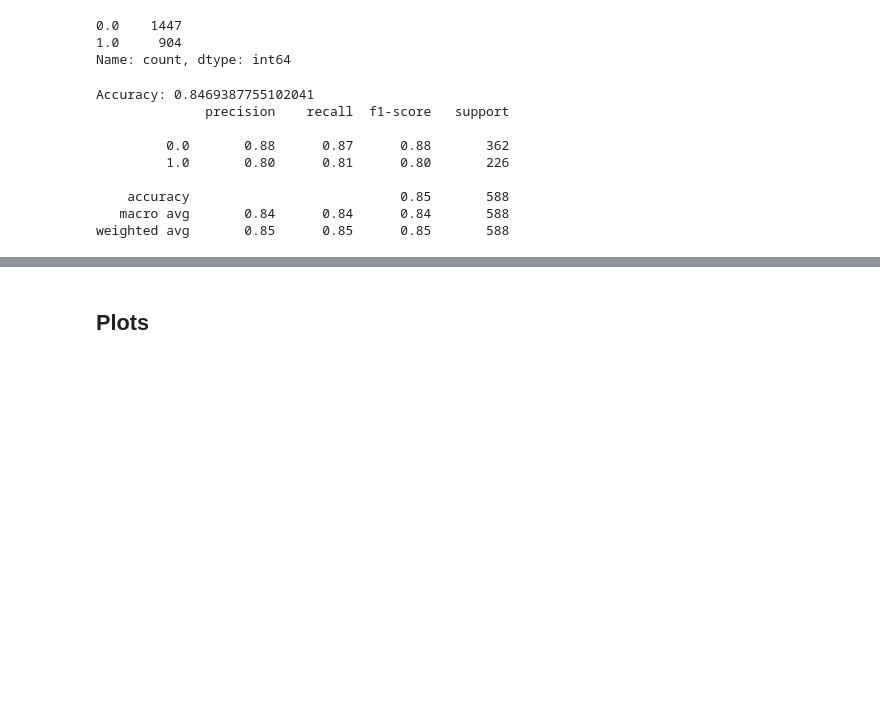
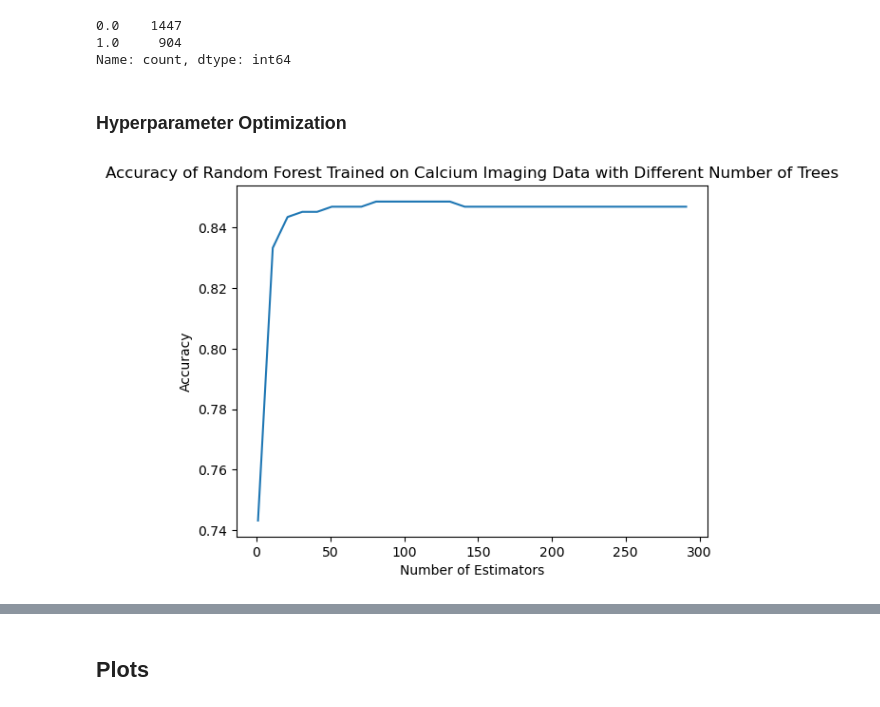
Before and after one commit to pbvijaya/BIPN162_Cell_Types, a Jupyter notebook: final_project_models.ipynb, the cells around one changed output, grey strips where cells are left out. Cells and saved outputs as stored; diff of their text form; code cells hidden in the pictures; blank space fills up the shorter version.

```diff
--- a/final_project_models.ipynb
+++ b/final_project_models.ipynb
@@ -520,8 +563,8 @@ ci_normalized_features
 2939 rows × 593 columns
 # %%
 # ci_normalized_features.to_csv('/Users/Devin Chang/Documents/BIPN162/BIPN162_Cell_Types/normalized_ci_features.csv', index=True)
-# ci_normalized_features = pd.read_csv('/Users/Devin Chang/Documents/BIPN162/BIPN162_Cell_Types/normalized_ci_features.csv')
-# ci_normalized_features = ci_normalized_features.iloc[:, 1:]
+ci_normalized_features = pd.read_csv('/Users/Devin Chang/Documents/BIPN162/BIPN162_Cell_Types/tsfresh_feature_matrix/normalized_ci_features.csv')
+ci_normalized_features = ci_normalized_features.iloc[:, 1:]
 # %%
 ci_normalized_features.mean()
 # %% [output]
@@ -549,25 +592,26 @@ pd.Series(ci_y_train).value_counts()
 0.0    1447
 1.0     904
 Name: count, dtype: int64
-# %%
-ci_class_weight = {0: 1, 1: 1.6}
-# Train a Random Forest Classifier
-ci_rf_clf = RandomForestClassifier(n_estimators=100, class_weight=ci_class_weight, random_state=2)
-ci_rf_clf.fit(ci_X_train, ci_y_train)
-
-# Make predictions
-ci_y_pred = ci_rf_clf.predict(ci_X_test)
-
-# Evaluate
-print("Accuracy:", accuracy_score(ci_y_test, ci_y_pred))
-print(classification_report(ci_y_test, ci_y_pred))
-# %% [output]
-Accuracy: 0.8469387755102041
-              precision    recall  f1-score   support
-
-         0.0       0.88      0.87      0.88       362
-         1.0       0.80      0.81      0.80       226
-
-    accuracy                           0.85       588
-   macro avg       0.84      0.84      0.84       588
-weighted avg       0.85      0.85      0.85       588
+# %% [markdown]
+### Hyperparameter Optimization
+# %%
+clf_accuracies = []
+train_errors, val_errors = [], []
+ci_class_weight = {0: 1, 1: 1.6}
+num_estimators = np.arange(1, 300, 10)
+for num in num_estimators:
+    temp_clf = RandomForestClassifier(n_estimators=num, class_weight=ci_class_weight, random_state=1)
+    temp_clf.fit(ci_X_train, ci_y_train)
+    temp_test_pred = temp_clf.predict(ci_X_test)
+    temp_train_pred = temp_clf.predict(ci_X_train)
+    clf_accuracies.append(accuracy_score(ci_y_test, temp_test_pred))
+    train_errors.append(1 - accuracy_score(ci_y_train, temp_train_pred))
+    val_errors.append(1 - accuracy_score(ci_y_test, temp_test_pred))
+# %%
+plt.plot(num_estimators, clf_accuracies)
+plt.title('Accuracy of Random Forest Trained on Calcium Imaging Data with Different Number of Trees')
+plt.xlabel('Number of Estimators')
+plt.ylabel('Accuracy')
+plt.show()
+# %% [output]
+[figure, added]
```
Also changed, not shown: parts of 19 cells of this notebook.
